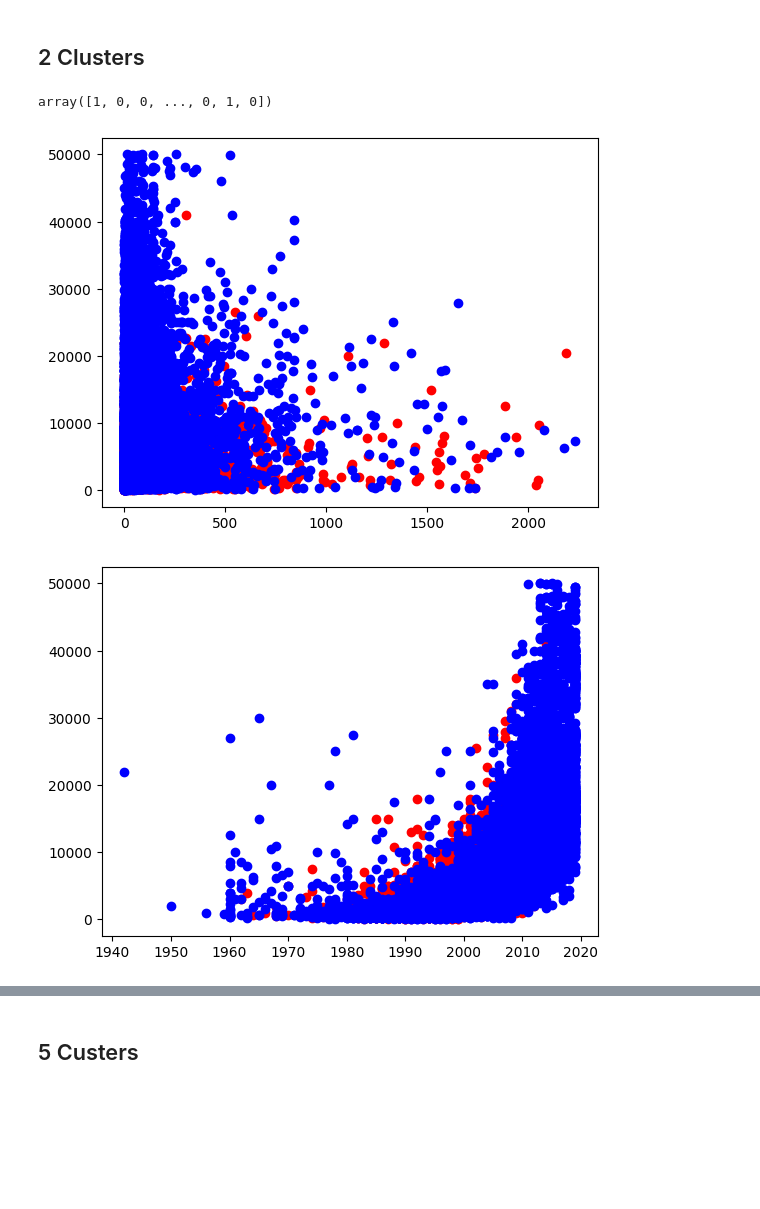
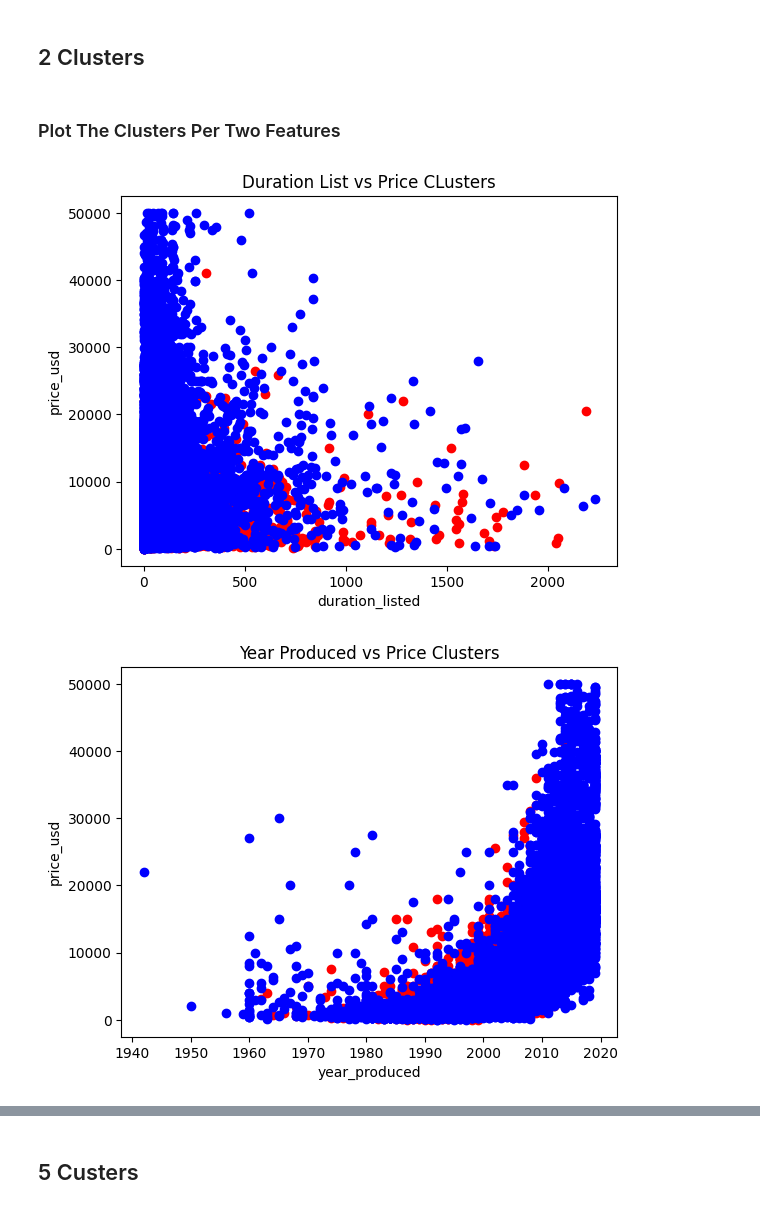
Before and after one commit to bhammin1/ai_portfolio_summer23, a Jupyter notebook: mod8/k_means_bhammin1.ipynb, the cells around one changed output, grey strips where cells are left out. Cells and saved outputs as stored; diff of their text form; code cells hidden in the pictures; blank space fills up the shorter version.

Commit message:
Updating kmeans assignment with more metrics

```diff
--- a/mod8/k_means_bhammin1.ipynb
+++ b/mod8/k_means_bhammin1.ipynb
@@ -10,2 +14,2 @@ import matplotlib.pyplot as plt
 # %%
-x,y, df = cp.all_prep("../data/cars.csv")
+x,y, df = cp.all_prep("../data/cars.csv",False)
@@ -28,30 +22,37 @@ x.shape, y.shape
 # %% [markdown]
 ## 2 Clusters
 # %%
-kmeans_2 = KMeans(n_clusters=2, random_state=0, n_init="auto").fit_predict(df)
+kmeans_2 = KMeans(n_clusters=2, random_state=0, n_init="auto").fit(x)
-# %%
-kmeans_2
-# %% [output]
-array([1, 0, 0, ..., 0, 1, 0])
+# %%
+# get the predicted labels
+kmeans_2_labels = kmeans_2.labels_
+# %% [markdown]
+### Plot The Clusters Per Two Features
 # %%
 # duration listed over price
-filtered_0 = df[kmeans_2 ==0]
-filtered_1 = df[kmeans_2 ==1]
+filtered_0 = df[kmeans_2_labels ==0]
+filtered_1 = df[kmeans_2_labels ==1]
 #plotting the results
+plt.title('Duration List vs Price CLusters')
+plt.xlabel('duration_listed')
+plt.ylabel('price_usd')
 plt.scatter(filtered_0["duration_listed"] , filtered_0["price_usd"], color= "red")
 plt.scatter(filtered_1["duration_listed"], filtered_1["price_usd"], color = "blue")
 plt.show()
 # %% [output]
-[figure, old version]
+[figure, new version]
 # %%
-filtered_0 = df[kmeans_2 ==0]
-filtered_1 = df[kmeans_2 ==1]
+filtered_0 = df[kmeans_2_labels ==0]
+filtered_1 = df[kmeans_2_labels ==1]
 #plotting the results
 # year produced over price
+plt.title('Year Produced vs Price Clusters')
+plt.xlabel('year_produced')
+plt.ylabel('price_usd')
 plt.scatter(filtered_0["year_produced"] , filtered_0["price_usd"], color= "red")
 plt.scatter(filtered_1["year_produced"], filtered_1["price_usd"], color = "blue")
 plt.show()
 # %% [output]
-[figure, old version]
+[figure, new version]
 # %%
 # odemeter reading over price
```
Also changed, not shown: parts of 28 cells of this notebook, 3 other files.
